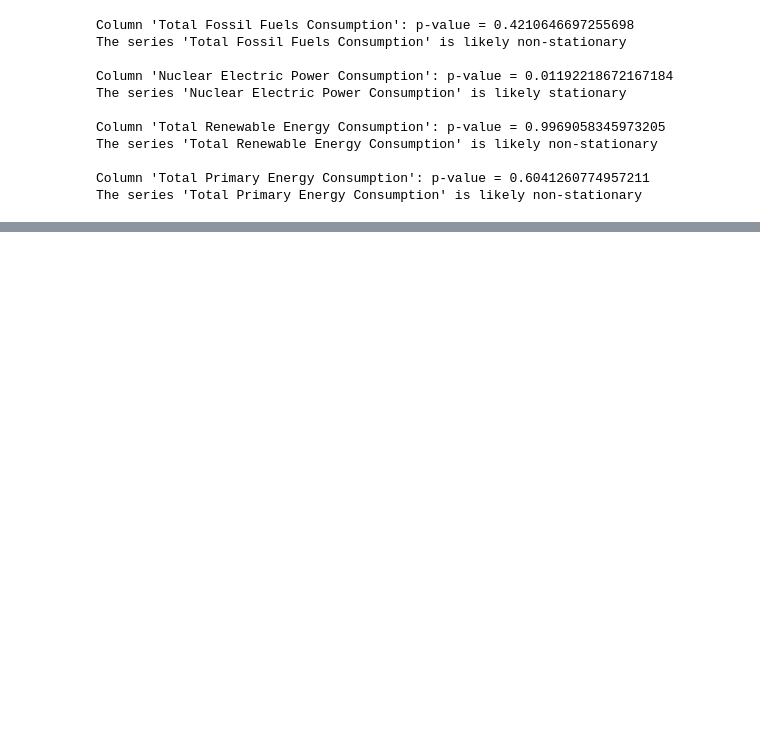
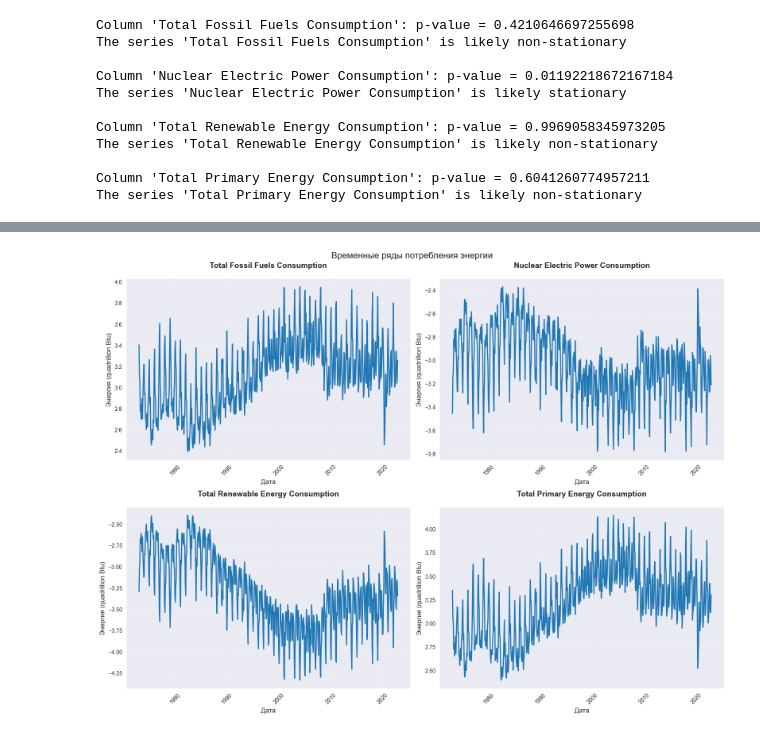
Before and after one commit to SavinskiVladimir/IntelliganceSystems, a Jupyter notebook: time_series/consumption.ipynb, the cells around one changed output, grey strips where cells are left out. Drawn from its saved outputs; the diff is of its cells as text; code cells hidden in the pictures; blank space fills up the shorter version.

```diff
--- a/time_series/consumption.ipynb
+++ b/time_series/consumption.ipynb
@@ -160,8 +155,10 @@ def check_stationarity(timeseries):
     result = adfuller(timeseries, autolag='AIC')
     return result[1]
 
+DF_values = []
 for column in consumption_cols:
     p_value = check_stationarity(df[column])
+    DF_values.append(p_value)
     print(f"Column '{column}': p‑value = {p_value}")
     if p_value <= 0.05:
         print(f"The series '{column}' is likely stationary\n")
@@ -181,0 +235,27 @@ The series 'Total Primary Energy Consumption' is likely non‑stationary
+# %%
+df_detrend = pd.DataFrame(
+    index=df.index,
+    columns=consumption_cols,
+    data=detrend(df[consumption_cols])
+)
+
+DF_values = []
+for column in consumption_cols:
+    p_value = check_stationarity(df_detrend[column])
+    DF_values.append(p_value)
+
+KPSS_values = []
+for column in consumption_cols:
+    p_value = check_kpss_stationarity(df_detrend[column])
+    KPSS_values.append(p_value)
+
+table_data = []
+for i, column in enumerate(consumption_cols):
+    table_data.append([column, f"{DF_values[i]:.5f}", f"{KPSS_values[i]:.5f}"])
+
+print(tabulate(
+    table_data,
+    headers=["Column", "ADF p-value", "KPSS p-value"],
+    tablefmt="grid",
+    floatfmt=".5f"
+))
@@ -181,0 +274,17 @@ The series 'Total Primary Energy Consumption' is likely non‑stationary
+# %%
+fig, axes = plt.subplots(2, 2, figsize=(16, 12))
+axes = axes.ravel()
+
+for i, col in enumerate(consumption_cols):
+    axes[i].plot(df_detrend.index, df_detrend[col], linewidth=2)
+    axes[i].set_title(col, fontsize=14, fontweight='bold', pad=20)
+    axes[i].set_xlabel('Дата', fontsize=12)
+    axes[i].set_ylabel('Энергия (quadrillion Btu)', fontsize=12)
+    axes[i].grid(True, alpha=0.3)
+    axes[i].tick_params(axis='x', rotation=45)
+
+plt.suptitle('Временные ряды потребления энергии', fontsize=16)
+plt.tight_layout()
+plt.show()
+# %% [output]
+[figure, added]
```
Also changed, not shown: parts of 11 cells of this notebook.
